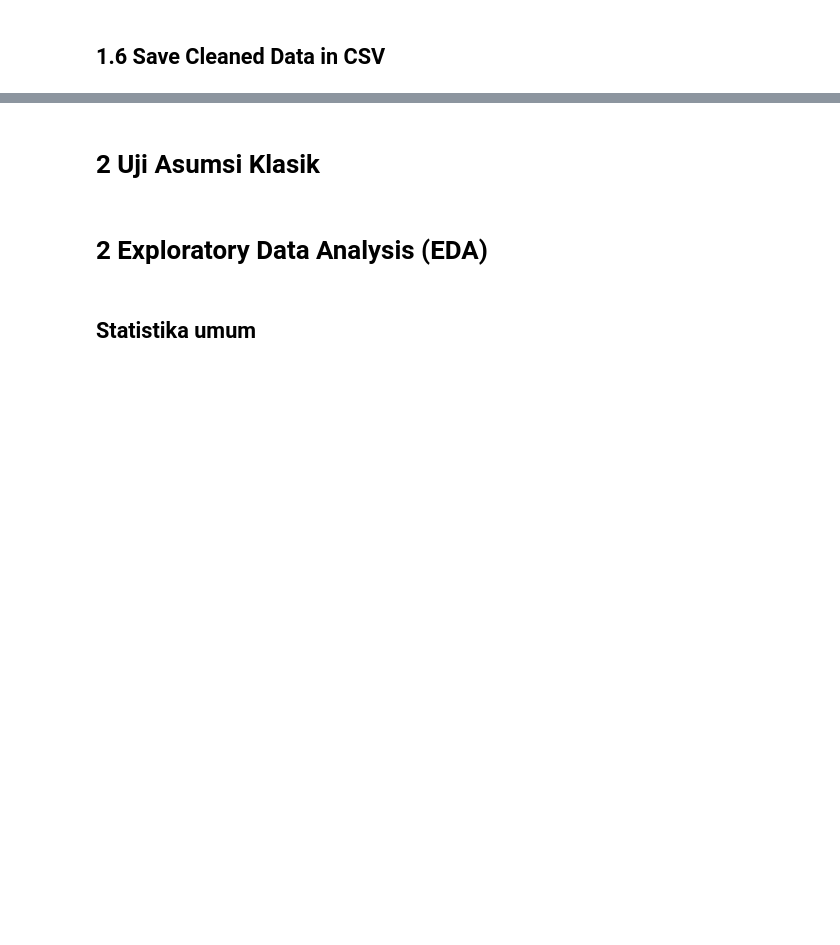
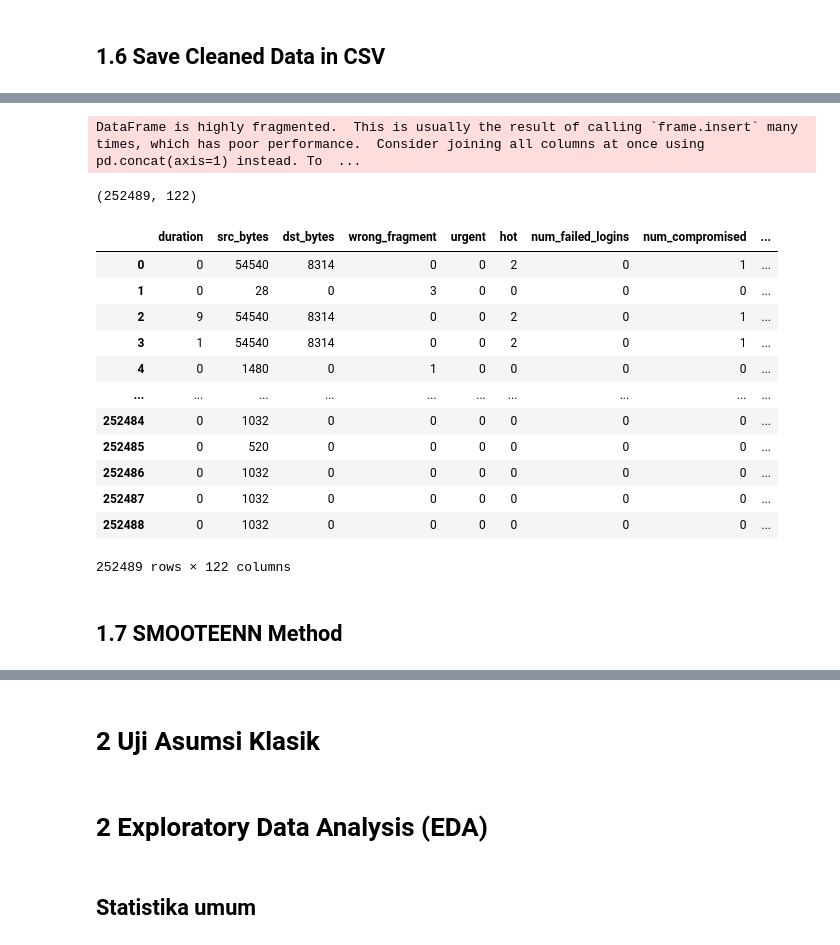
Before and after one commit to euclideands/DAC-2023, a Jupyter notebook: DAC_2023_Development_2.0.ipynb, the cells around one changed output, grey strips where cells are left out. Saved outputs shown, nothing was run; the diff lists cells and outputs as text; code cells hidden in the pictures; blank space fills up the shorter version.

```diff
--- a/DAC_2023_Development_2.0.ipynb
+++ b/DAC_2023_Development_2.0.ipynb
@@ -750,0 +850,2 @@ df_imp.to_csv('D:\DAC-2023\Dataset\df_imp2.csv', index=False)
+# %%
+df_imp_cat = df_imp.copy()
@@ -750,0 +896,53 @@ df_imp.to_csv('D:\DAC-2023\Dataset\df_imp2.csv', index=False)
+# %%
+# intrusion_df
+# Membuat DataFrame yang hanya berisi baris dengan 'type_of_attack' != 'normal'
+intrusion_df = df_imp_cat[df_imp_cat['type_of_attack'] != 'normal']
+# %%
+X = intrusion_df.iloc[:, :-1]
+y = intrusion_df['type_of_attack']
+
+smote_enn = SMOTEENN(sampling_strategy='auto', random_state=42)
+
+X_resampled, y_resampled = smote_enn.fit_resample(X, y)
+# %%
+
+# Combine X_resampled and y_resampled into a DataFrame
+intrusion_df_resampled = pd.DataFrame(X_resampled, columns=X.columns)
+intrusion_df_resampled['type_of_attack'] = y_resampled
+
+# Filter data frame to exclude 'normal'
+filtered_df = intrusion_df_resampled[intrusion_df_resampled['type_of_attack'] != 'normal']
+
+# Count the occurrences of each type of attack
+count = filtered_df['type_of_attack'].value_counts().reset_index()
+count.columns = ['type_of_attack', 'count']
+
+# Create the TreeMap
+fig = px.treemap(data_frame=count, path=['type_of_attack'], values='count')
+
+# Show the plot
+fig.show()
+# %% [output]
+DataFrame is highly fragmented.  This is usually the result of calling `frame.insert` many times, which has poor performance.  Consider joining all columns at once using pd.concat(axis=1) instead. To  ...
+# %%
+# show shape of intrusion_df_resampled
+intrusion_df_resampled.shape
+# %% [output]
+(252489, 122)
+# %%
+# show data intrusion_df_resampled
+intrusion_df_resampled
+# %% [output]
+|  | duration | src_bytes | dst_bytes | wrong_fragment | urgent | hot | num_failed_logins | num_compromised | ... |
+| 0 | 0 | 54540 | 8314 | 0 | 0 | 2 | 0 | 1 | ... |
+| 1 | 0 | 28 | 0 | 3 | 0 | 0 | 0 | 0 | ... |
+| 2 | 9 | 54540 | 8314 | 0 | 0 | 2 | 0 | 1 | ... |
+| 3 | 1 | 54540 | 8314 | 0 | 0 | 2 | 0 | 1 | ... |
+| 4 | 0 | 1480 | 0 | 1 | 0 | 0 | 0 | 0 | ... |
+| ... | ... | ... | ... | ... | ... | ... | ... | ... | ... |
+| 252484 | 0 | 1032 | 0 | 0 | 0 | 0 | 0 | 0 | ... |
+| 252485 | 0 | 520 | 0 | 0 | 0 | 0 | 0 | 0 | ... |
+| 252486 | 0 | 1032 | 0 | 0 | 0 | 0 | 0 | 0 | ... |
+| 252487 | 0 | 1032 | 0 | 0 | 0 | 0 | 0 | 0 | ... |
+| 252488 | 0 | 1032 | 0 | 0 | 0 | 0 | 0 | 0 | ... |
+252489 rows × 122 columns
@@ -750,0 +952,2 @@ df_imp.to_csv('D:\DAC-2023\Dataset\df_imp2.csv', index=False)
+# %% [markdown]
+## 1.7 SMOOTEENN Method
```
Also changed, not shown: parts of 35 cells of this notebook, 33 other files.
